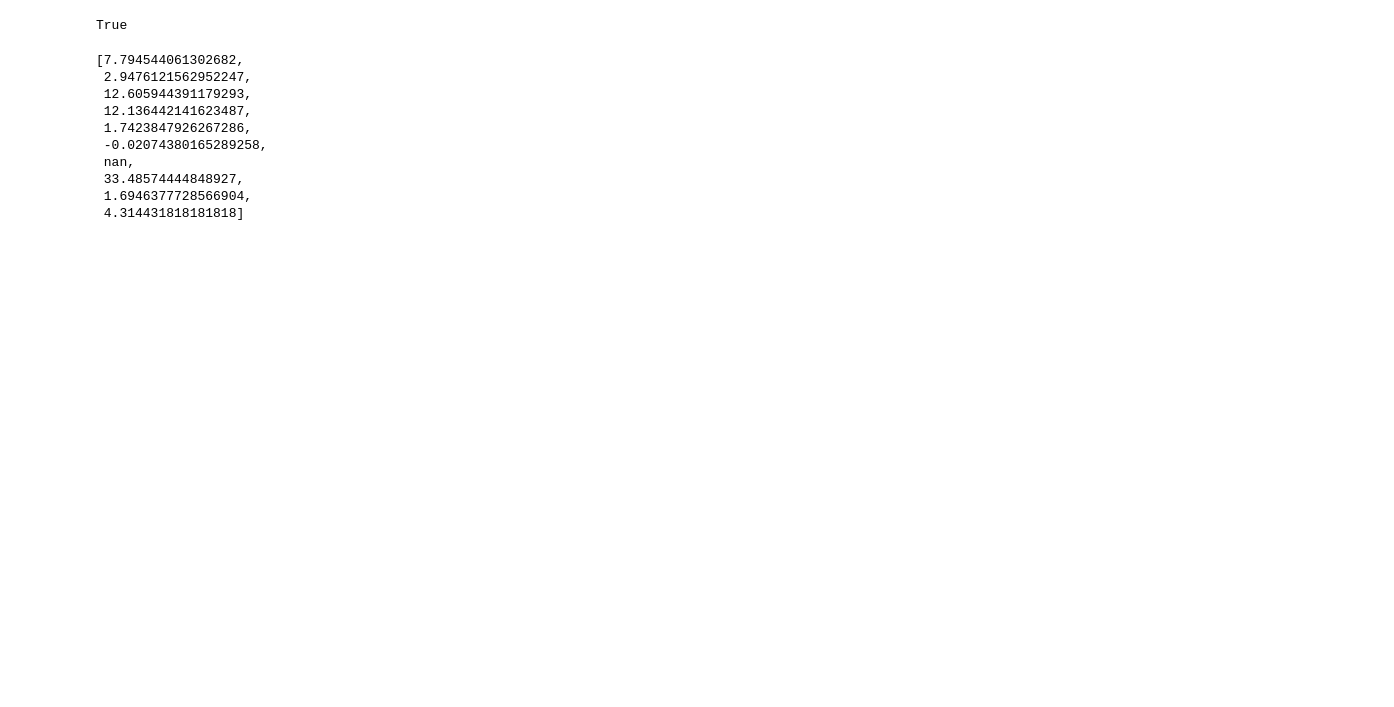
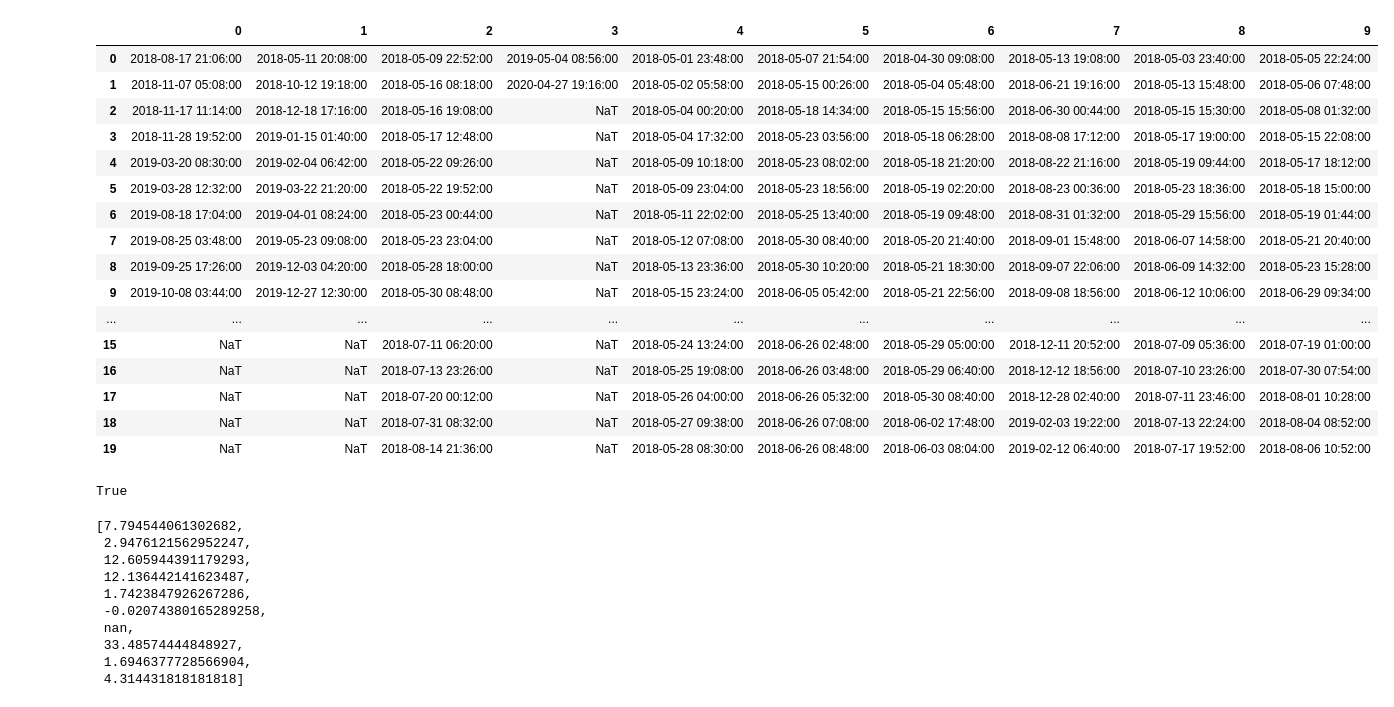
Before and after one commit to ndriggs/BookDrop, a Jupyter notebook: arbitrage.ipynb, the cells around one changed output. Cells and saved outputs as stored; diff of their text form; code cells hidden in the pictures; blank space fills up the shorter version.

```diff
--- a/arbitrage.ipynb
+++ b/arbitrage.ipynb
@@ -50,3 +43,3 @@ test2 = api.product_finder(test_params)
 # %%
 # now call the api to get the data on all these books
-book_data = api.query(good_books)
+book_data = api.query(test[40:50])
@@ -91,14 +45,0 @@ for book in range(len(book_data)) :
-# %%
-two_yrs_ago = datetime.datetime.now() - relativedelta(years=2)
-prices_sold_at = []
-last_two_years = book_data[0]['data']['SALES_time'] > two_yrs_ago
-book_data[0]['data']['SALES_time'][np.where(last_two_years)] #- datetime.timedelta(days=1)
-for day in np.where(last_two_years) :
-    if ((book_data[0]['data']['SALES'][day] -
-        book_data[0]['data']['SALES'][day - 1]) /
-        (book_data[0]['data']['SALES'][day]) >= .02) :
-        day_sold = book_data[0]['data']['SALES_time'][day] - datetime.timedelta(days=1)
-        day_sold_index = book_data[0]['data']['USED_time'][day_sold.date()]
-        prices_sold_at.append(book_data[0]['data']['USED'][day_sold_index])
-        #min(DTlist,key=lambda date : abs(dt-date))
-# - datetime.timedelta(days=1)
@@ -123,2 +45,0 @@ datetime.date(2018, 4, 29)
-# %%
-book_data = api.query(test[:10])
@@ -125,3 +128,23 @@ book_data = api.query(test[:10])
+# %%
+sell_dates.head(20)
+# %% [output]
+|  | 0 | 1 | 2 | 3 | 4 | 5 | 6 | 7 | 8 | 9 |
+| 0 | 2018-08-17 21:06:00 | 2018-05-11 20:08:00 | 2018-05-09 22:52:00 | 2019-05-04 08:56:00 | 2018-05-01 23:48:00 | 2018-05-07 21:54:00 | 2018-04-30 09:08:00 | 2018-05-13 19:08:00 | 2018-05-03 23:40:00 | 2018-05-05 22:24:00 |
+| 1 | 2018-11-07 05:08:00 | 2018-10-12 19:18:00 | 2018-05-16 08:18:00 | 2020-04-27 19:16:00 | 2018-05-02 05:58:00 | 2018-05-15 00:26:00 | 2018-05-04 05:48:00 | 2018-06-21 19:16:00 | 2018-05-13 15:48:00 | 2018-05-06 07:48:00 |
+| 2 | 2018-11-17 11:14:00 | 2018-12-18 17:16:00 | 2018-05-16 19:08:00 | NaT | 2018-05-04 00:20:00 | 2018-05-18 14:34:00 | 2018-05-15 15:56:00 | 2018-06-30 00:44:00 | 2018-05-15 15:30:00 | 2018-05-08 01:32:00 |
+| 3 | 2018-11-28 19:52:00 | 2019-01-15 01:40:00 | 2018-05-17 12:48:00 | NaT | 2018-05-04 17:32:00 | 2018-05-23 03:56:00 | 2018-05-18 06:28:00 | 2018-08-08 17:12:00 | 2018-05-17 19:00:00 | 2018-05-15 22:08:00 |
+| 4 | 2019-03-20 08:30:00 | 2019-02-04 06:42:00 | 2018-05-22 09:26:00 | NaT | 2018-05-09 10:18:00 | 2018-05-23 08:02:00 | 2018-05-18 21:20:00 | 2018-08-22 21:16:00 | 2018-05-19 09:44:00 | 2018-05-17 18:12:00 |
+| 5 | 2019-03-28 12:32:00 | 2019-03-22 21:20:00 | 2018-05-22 19:52:00 | NaT | 2018-05-09 23:04:00 | 2018-05-23 18:56:00 | 2018-05-19 02:20:00 | 2018-08-23 00:36:00 | 2018-05-23 18:36:00 | 2018-05-18 15:00:00 |
+| 6 | 2019-08-18 17:04:00 | 2019-04-01 08:24:00 | 2018-05-23 00:44:00 | NaT | 2018-05-11 22:02:00 | 2018-05-25 13:40:00 | 2018-05-19 09:48:00 | 2018-08-31 01:32:00 | 2018-05-29 15:56:00 | 2018-05-19 01:44:00 |
+| 7 | 2019-08-25 03:48:00 | 2019-05-23 09:08:00 | 2018-05-23 23:04:00 | NaT | 2018-05-12 07:08:00 | 2018-05-30 08:40:00 | 2018-05-20 21:40:00 | 2018-09-01 15:48:00 | 2018-06-07 14:58:00 | 2018-05-21 20:40:00 |
+| 8 | 2019-09-25 17:26:00 | 2019-12-03 04:20:00 | 2018-05-28 18:00:00 | NaT | 2018-05-13 23:36:00 | 2018-05-30 10:20:00 | 2018-05-21 18:30:00 | 2018-09-07 22:06:00 | 2018-06-09 14:32:00 | 2018-05-23 15:28:00 |
+| 9 | 2019-10-08 03:44:00 | 2019-12-27 12:30:00 | 2018-05-30 08:48:00 | NaT | 2018-05-15 23:24:00 | 2018-06-05 05:42:00 | 2018-05-21 22:56:00 | 2018-09-08 18:56:00 | 2018-06-12 10:06:00 | 2018-06-29 09:34:00 |
+| ... | ... | ... | ... | ... | ... | ... | ... | ... | ... | ... |
+| 15 | NaT | NaT | 2018-07-11 06:20:00 | NaT | 2018-05-24 13:24:00 | 2018-06-26 02:48:00 | 2018-05-29 05:00:00 | 2018-12-11 20:52:00 | 2018-07-09 05:36:00 | 2018-07-19 01:00:00 |
+| 16 | NaT | NaT | 2018-07-13 23:26:00 | NaT | 2018-05-25 19:08:00 | 2018-06-26 03:48:00 | 2018-05-29 06:40:00 | 2018-12-12 18:56:00 | 2018-07-10 23:26:00 | 2018-07-30 07:54:00 |
+| 17 | NaT | NaT | 2018-07-20 00:12:00 | NaT | 2018-05-26 04:00:00 | 2018-06-26 05:32:00 | 2018-05-30 08:40:00 | 2018-12-28 02:40:00 | 2018-07-11 23:46:00 | 2018-08-01 10:28:00 |
+| 18 | NaT | NaT | 2018-07-31 08:32:00 | NaT | 2018-05-27 09:38:00 | 2018-06-26 07:08:00 | 2018-06-02 17:48:00 | 2019-02-03 19:22:00 | 2018-07-13 22:24:00 | 2018-08-04 08:52:00 |
+| 19 | NaT | NaT | 2018-08-14 21:36:00 | NaT | 2018-05-28 08:30:00 | 2018-06-26 08:48:00 | 2018-06-03 08:04:00 | 2019-02-12 06:40:00 | 2018-07-17 19:52:00 | 2018-08-06 10:52:00 |
 # %%
 2 year sales rank average
 sales rank average for selected dates
```
Also changed, not shown: parts of 18 cells of this notebook.
